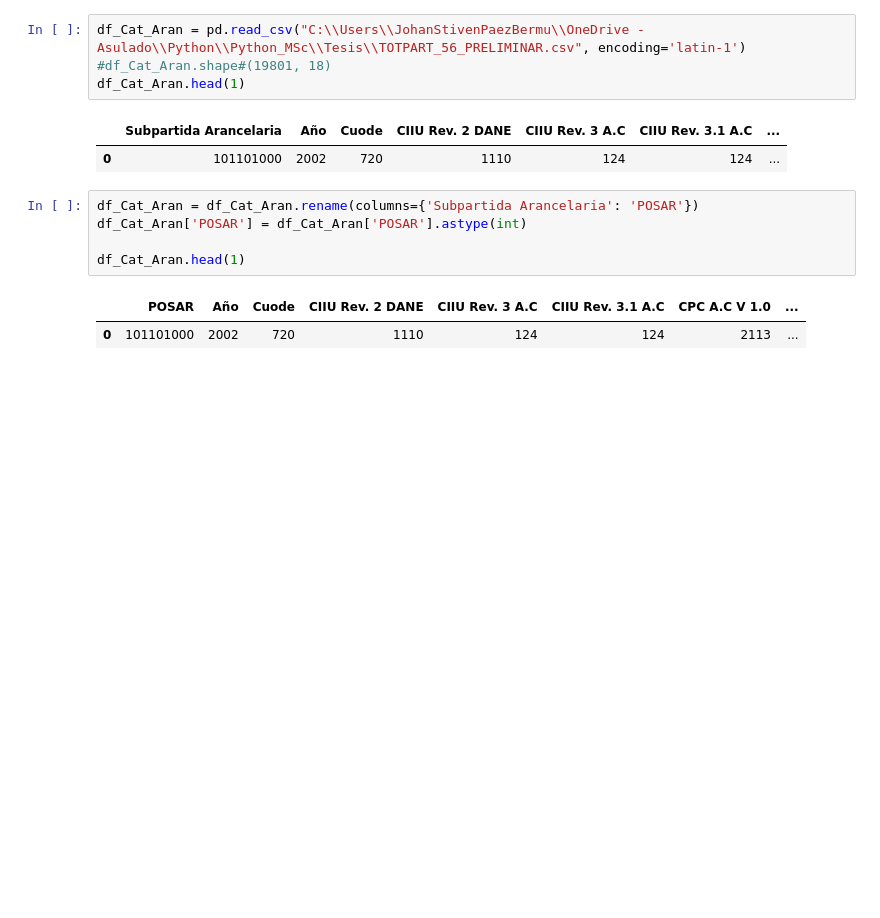
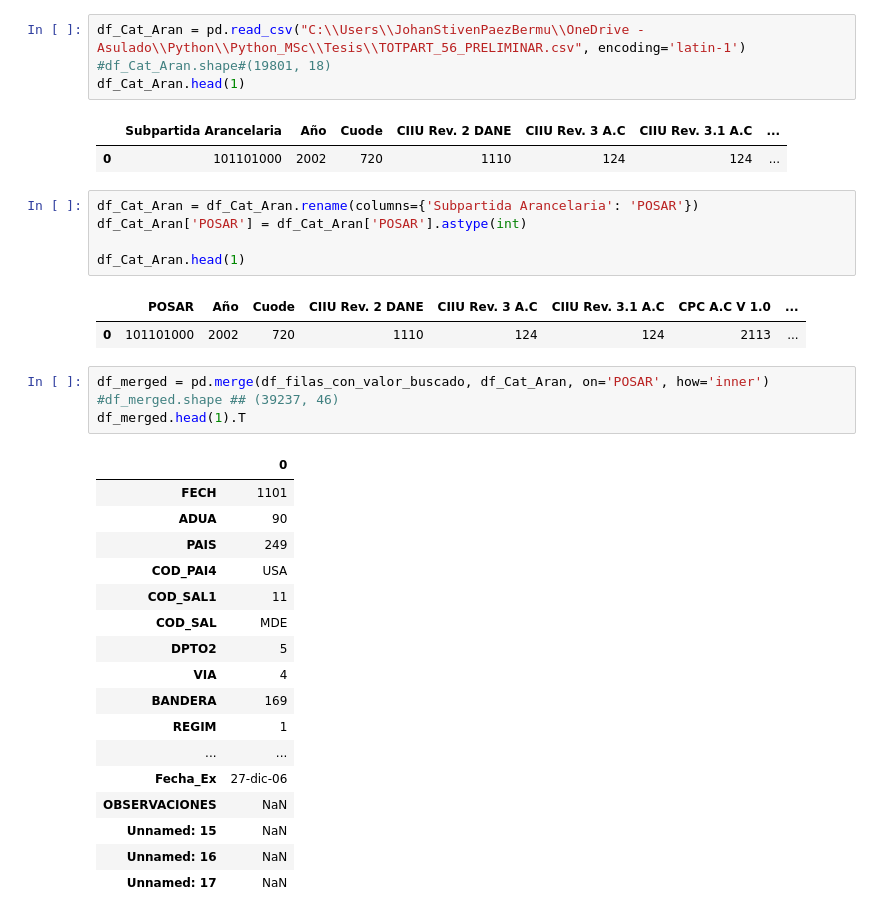
Before and after one commit to stijopa/Tesis, a Jupyter notebook: EDA_Tesis.ipynb, the cells around one changed output. Saved outputs shown, nothing was run; the diff lists cells and outputs as text; blank space fills up the shorter version.

```diff
--- a/EDA_Tesis.ipynb
+++ b/EDA_Tesis.ipynb
@@ -359,3 +359,25 @@ df_Cat_Aran.head(1)
 # %% [output]
 |  | POSAR | Año | Cuode | CIIU Rev. 2 DANE | CIIU Rev. 3 A.C | CIIU Rev. 3.1 A.C | CPC A.C V 1.0 | ... |
 | 0 | 101101000 | 2002 | 720 | 1110 | 124 | 124 | 2113 | ... |
+# %%
+df_merged = pd.merge(df_filas_con_valor_buscado, df_Cat_Aran, on='POSAR', how='inner')
+#df_merged.shape ## (39237, 46)
+df_merged.head(1).T
+# %% [output]
+|  | 0 |
+| FECH | 1101 |
+| ADUA | 90 |
+| PAIS | 249 |
+| COD_PAI4 | USA |
+| COD_SAL1 | 11 |
+| COD_SAL | MDE |
+| DPTO2 | 5 |
+| VIA | 4 |
+| BANDERA | 169 |
+| REGIM | 1 |
+| ... | ... |
+| Fecha_Ex | 27-dic-06 |
+| OBSERVACIONES | NaN |
+| Unnamed: 15 | NaN |
+| Unnamed: 16 | NaN |
+| Unnamed: 17 | NaN |
```
Also changed, not shown: parts of 1 cell of this notebook.
